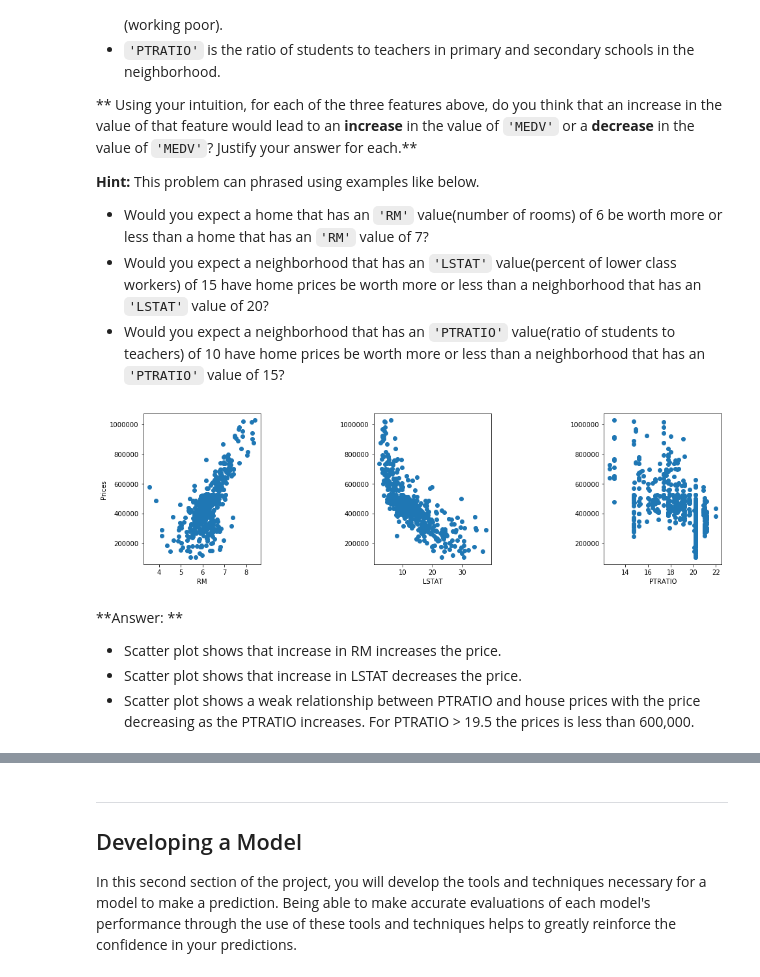
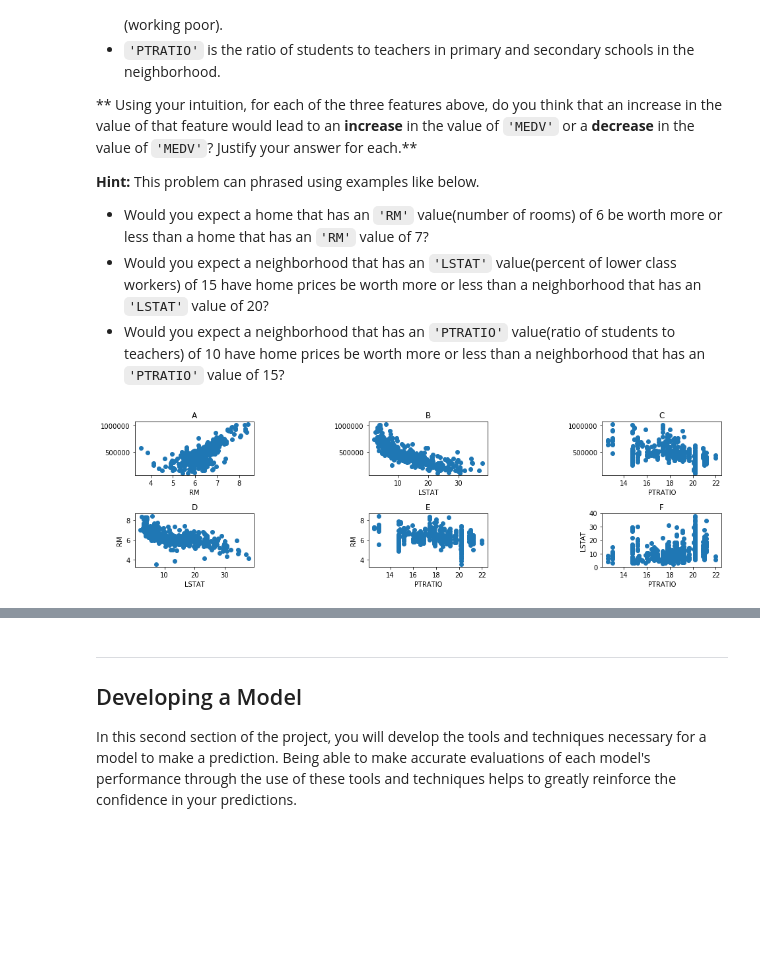
Before and after one commit to mshaikh786/MLND_T1, a Jupyter notebook: boston_housing/boston_housing.ipynb, the cells around one changed output, grey strips where cells are left out. Cells and saved outputs as stored; diff of their text form; code cells hidden in the pictures; blank space fills up the shorter version.

```diff
--- a/boston_housing/boston_housing.ipynb
+++ b/boston_housing/boston_housing.ipynb
@@ -97,24 +97,36 @@ As a reminder, we are using three features from the Boston housing dataset: `'RM
 * Would you expect a home that has an `'RM'` value(number of rooms) of 6 be worth more or less than a home that has an `'RM'` value of 7?
 * Would you expect a neighborhood that has an `'LSTAT'` value(percent of lower class workers) of 15 have home prices be worth more or less than a neighborhood that has an `'LSTAT'` value of 20?
 * Would you expect a neighborhood that has an `'PTRATIO'` value(ratio of students to teachers) of 10 have home prices be worth more or less than a neighborhood that has an `'PTRATIO'` value of 15?
-# %%
-fig, ((ax1, ax2,ax3)) = vs.pl.subplots(nrows=1, ncols=3)
-ax1.scatter(features['RM'],prices);
-ax1.set_xlabel('RM', fontsize=10)
-
-ax2.scatter(features['LSTAT'],prices);
-ax2.set_xlabel('LSTAT', fontsize=10)
-
-ax3.scatter(features['PTRATIO'],prices);
-ax3.set_xlabel('PTRATIO', fontsize=10)
-
-fig.tight_layout();
-fig.set_figwidth(15.0);
-ax1.set_ylabel('Prices');
-# %% [output]
-[figure, removed]
-# %% [markdown]
-**Answer: **
-* Scatter plot shows that increase in RM increases the price.
-* Scatter plot shows that increase in LSTAT decreases the price.
-* Scatter plot shows a weak relationship between PTRATIO and house prices with the price decreasing as the PTRATIO increases. For PTRATIO > 19.5 the prices is less than 600,000.
+# %%
+fig, ax = vs.pl.subplots(nrows=2, ncols=3)
+ax[0,0].scatter(features['RM'],prices);
+ax[0,0].set_xlabel('RM', fontsize=10)
+ax[0,0].set_title('A')
+
+ax[0,1].scatter(features['LSTAT'],prices);
+ax[0,1].set_xlabel('LSTAT', fontsize=10)
+ax[0,1].set_title('B')
+
+ax[0,2].scatter(features['PTRATIO'],prices);
+ax[0,2].set_xlabel('PTRATIO', fontsize=10)
+ax[0,2].set_title('C')
+
+ax[1,0].scatter(features['LSTAT'],features['RM']);
+ax[1,0].set_xlabel('LSTAT', fontsize=10)
+ax[1,0].set_ylabel('RM')
+ax[1,0].set_title('D')
+
+ax[1,1].scatter(features['PTRATIO'],features['RM']);
+ax[1,1].set_xlabel('PTRATIO', fontsize=10)
+ax[1,1].set_ylabel('RM')
+ax[1,1].set_title('E')
+
+ax[1,2].scatter(features['PTRATIO'],features['LSTAT']);
+ax[1,2].set_ylabel('LSTAT', fontsize=10)
+ax[1,2].set_xlabel('PTRATIO')
+ax[1,2].set_title('F')
+
+fig.tight_layout();
+fig.set_figwidth(15.0);
+# %% [output]
+[figure, added]
```
Also changed, not shown: parts of 6 cells of this notebook, 1 other file.
